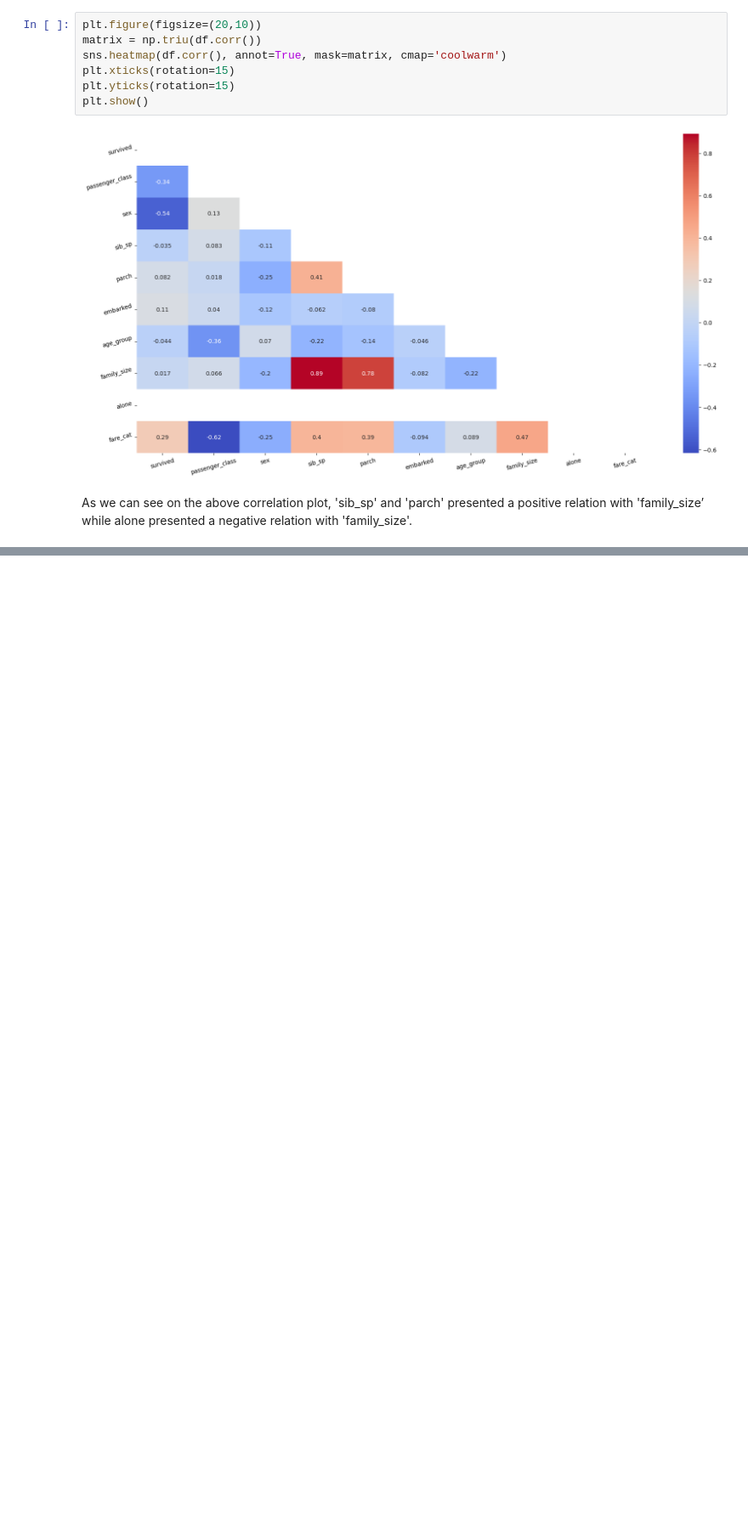
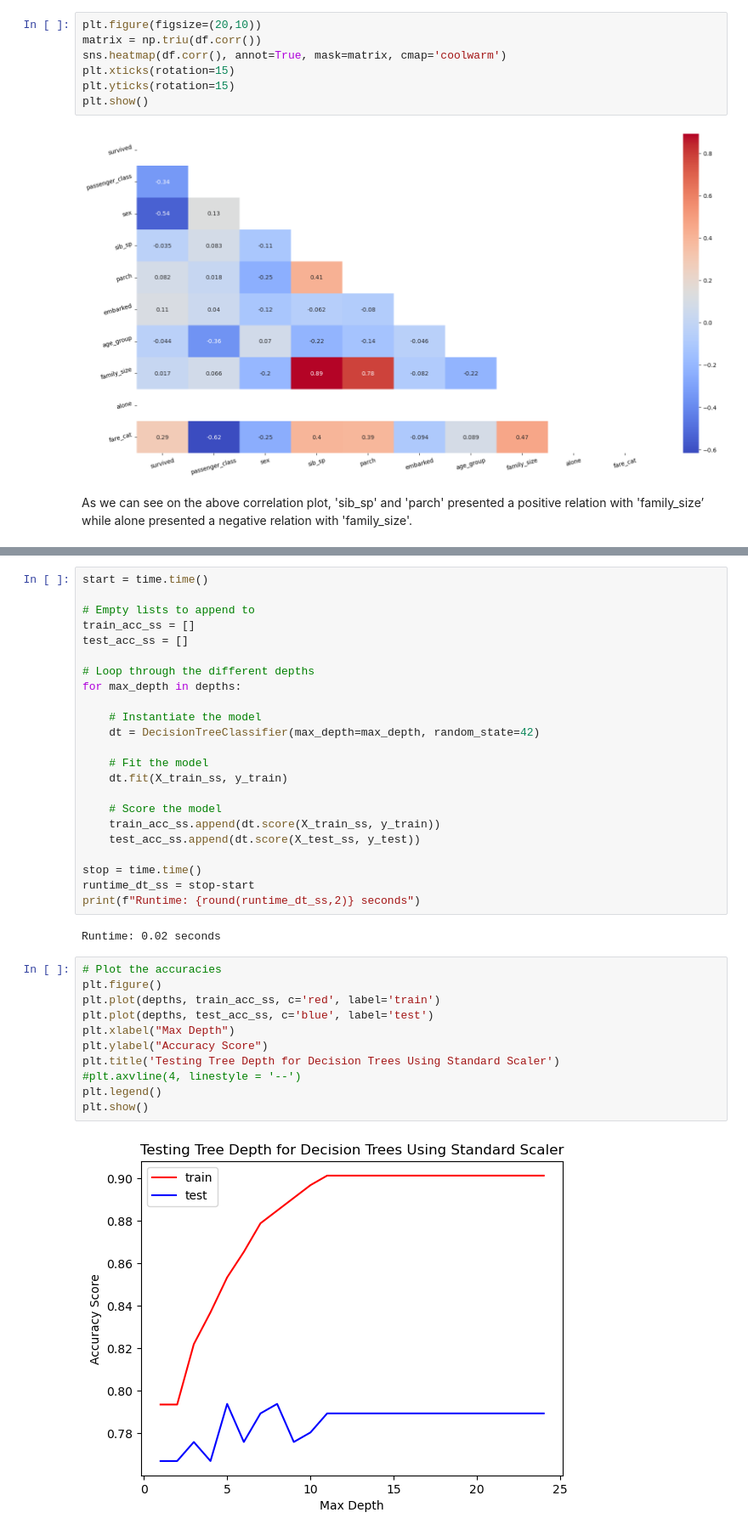
Before and after one commit to John-Card/Titanic-Dataset-Practice, a Jupyter notebook: Titanic Dataset (testing the model).ipynb, the cells around one changed output, grey strips where cells are left out. Shown at 85% size. Saved outputs shown, nothing was run; the diff lists cells and outputs as text; blank space fills up the shorter version.

```diff
--- a/Titanic Dataset (testing the model).ipynb
+++ b/Titanic Dataset (testing the model).ipynb
@@ -1526,0 +1608,38 @@ Test Accuracy: 0.8161434977578476
+# %%
+start = time.time()
+
+# Empty lists to append to
+train_acc_ss = []
+test_acc_ss = []
+
+# Loop through the different depths
+for max_depth in depths:
+
+    # Instantiate the model
+    dt = DecisionTreeClassifier(max_depth=max_depth, random_state=42)
+
+    # Fit the model
+    dt.fit(X_train_ss, y_train)
+
+    # Score the model
+    train_acc_ss.append(dt.score(X_train_ss, y_train))
+    test_acc_ss.append(dt.score(X_test_ss, y_test))
+
+stop = time.time()
+runtime_dt_ss = stop-start
+print(f"Runtime: {round(runtime_dt_ss,2)} seconds")
+# %% [output]
+Runtime: 0.02 seconds
+# %%
+# Plot the accuracies
+plt.figure()
+plt.plot(depths, train_acc_ss, c='red', label='train')
+plt.plot(depths, test_acc_ss, c='blue', label='test')
+plt.xlabel("Max Depth")
+plt.ylabel("Accuracy Score")
+plt.title('Testing Tree Depth for Decision Trees Using Standard Scaler')
+#plt.axvline(4, linestyle = '--')
+plt.legend()
+plt.show()
+# %% [output]
+[figure, added]
```
Also changed, not shown: parts of 95 cells of this notebook.
